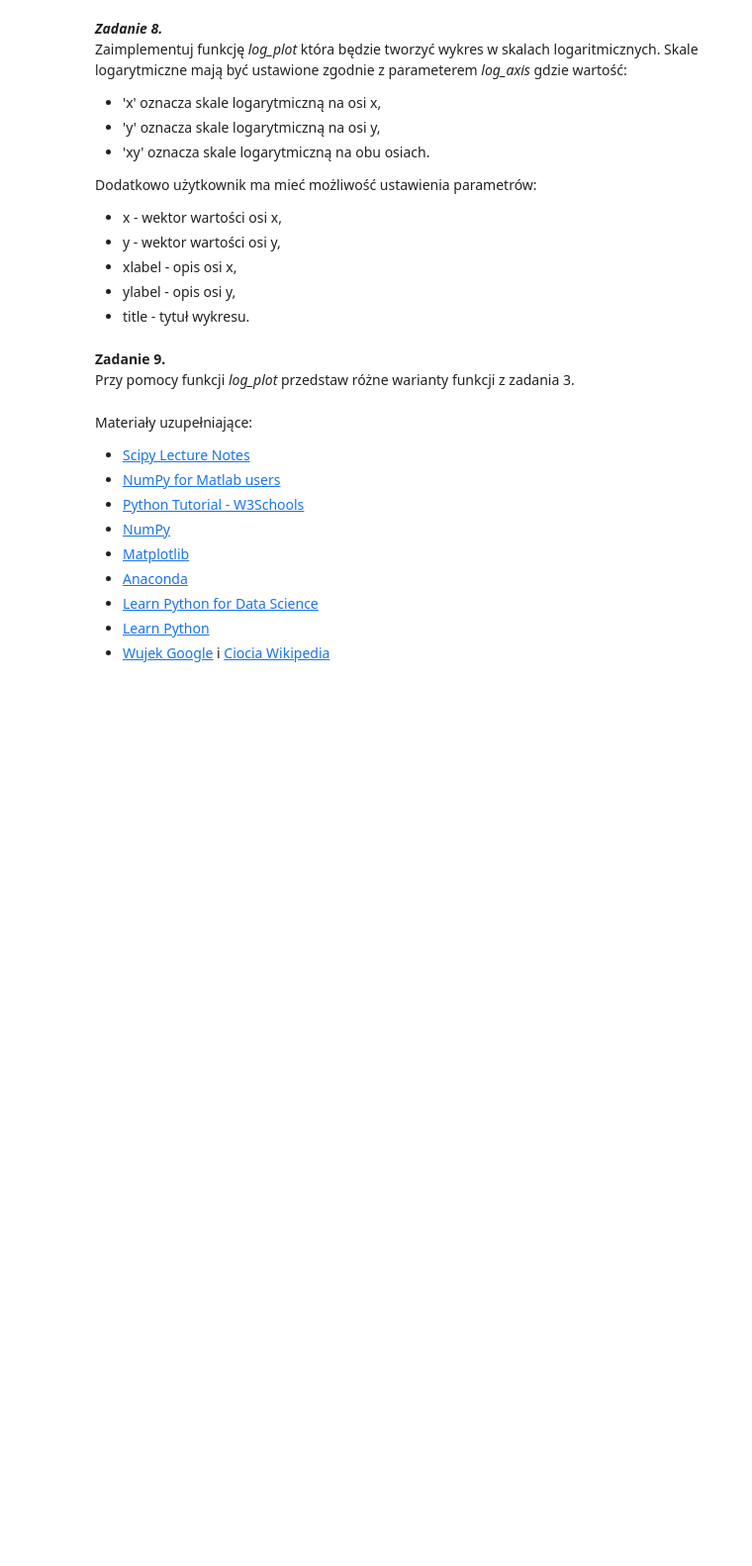
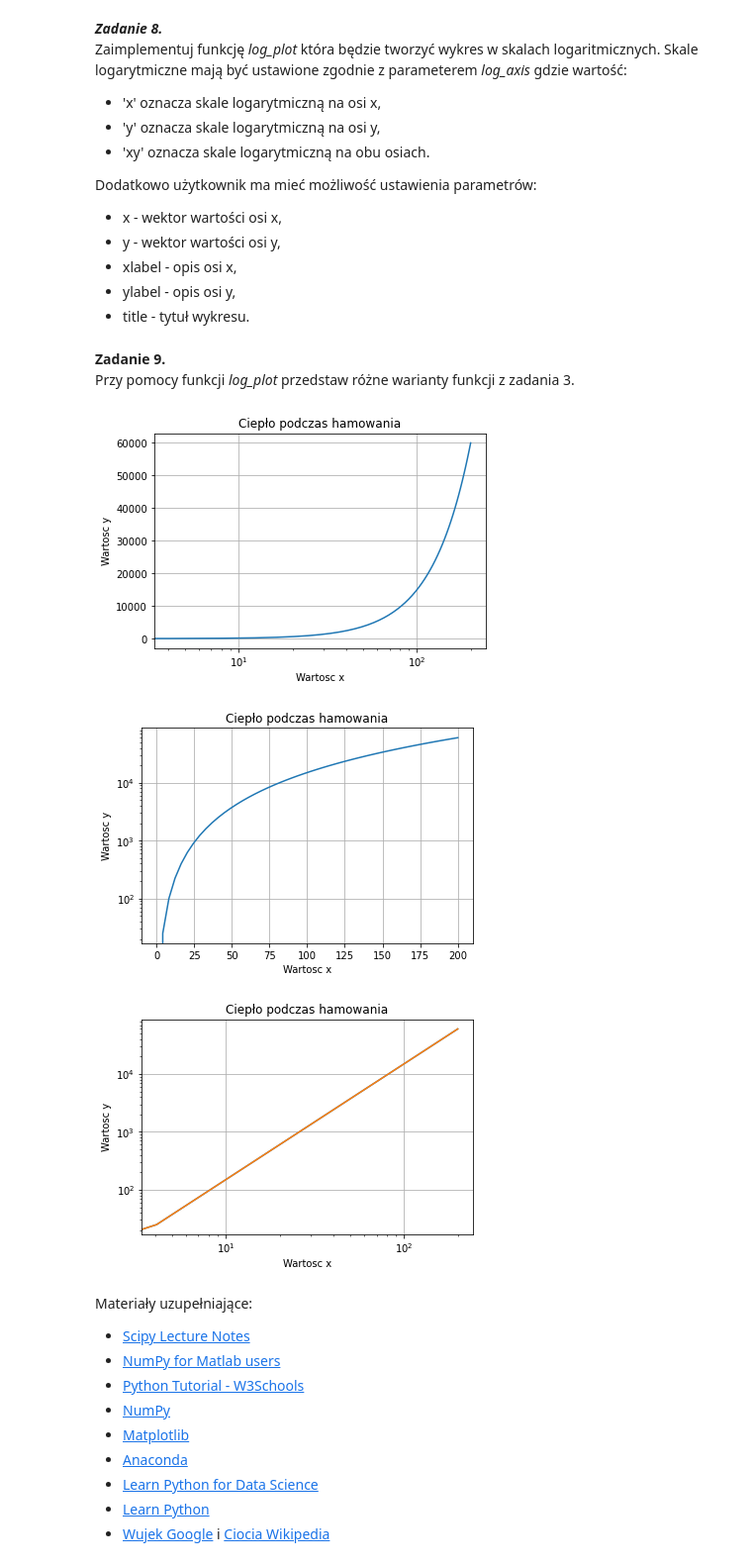
Before and after one commit to mateusztylec/MetodyNumeryczne, a Jupyter notebook: Laboratorium 2/sprawozdanie.ipynb, the cells around one changed output. Shown at 99% size. Cells and saved outputs as stored; diff of their text form; code cells hidden in the pictures; blank space fills up the shorter version.

```diff
--- a/Laboratorium 2/sprawozdanie.ipynb
+++ b/Laboratorium 2/sprawozdanie.ipynb
@@ -227,6 +226,19 @@ Dodatkowo użytkownik ma mieć możliwość ustawienia parametrów:
 # %% [markdown]
 **Zadanie 9.**
 Przy pomocy funkcji *log\_plot* przedstaw różne warianty funkcji z zadania 3.
+# %%
+main.log_plot(v1, ergy_braking(m = 3, v = v1), 'Wartosc x', 'Wartosc y', 'Ciepło podczas hamowania', 'x')
+plt.show()
+
+main.log_plot(v1, ergy_braking(m = 3, v = v1), 'Wartosc x', 'Wartosc y', 'Ciepło podczas hamowania', 'y')
+plt.show()
+
+main.log_plot(v1, ergy_braking(m = 3, v = v1), 'Wartosc x', 'Wartosc y', 'Ciepło podczas hamowania', 'xy')
+plt.show()
+# %% [output]
+[figure, added]
+[figure, added]
+[figure, added]
 # %% [markdown]
 
 Materiały uzupełniające:
```
Also changed, not shown: parts of 9 cells of this notebook, 1 other file.
